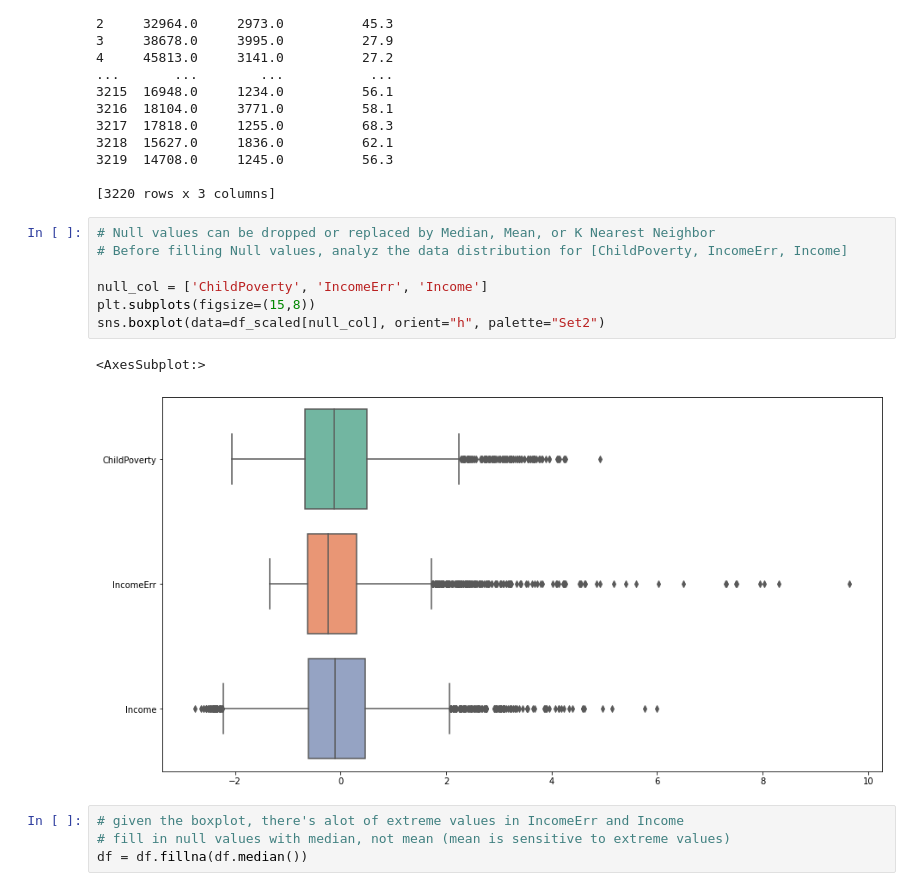
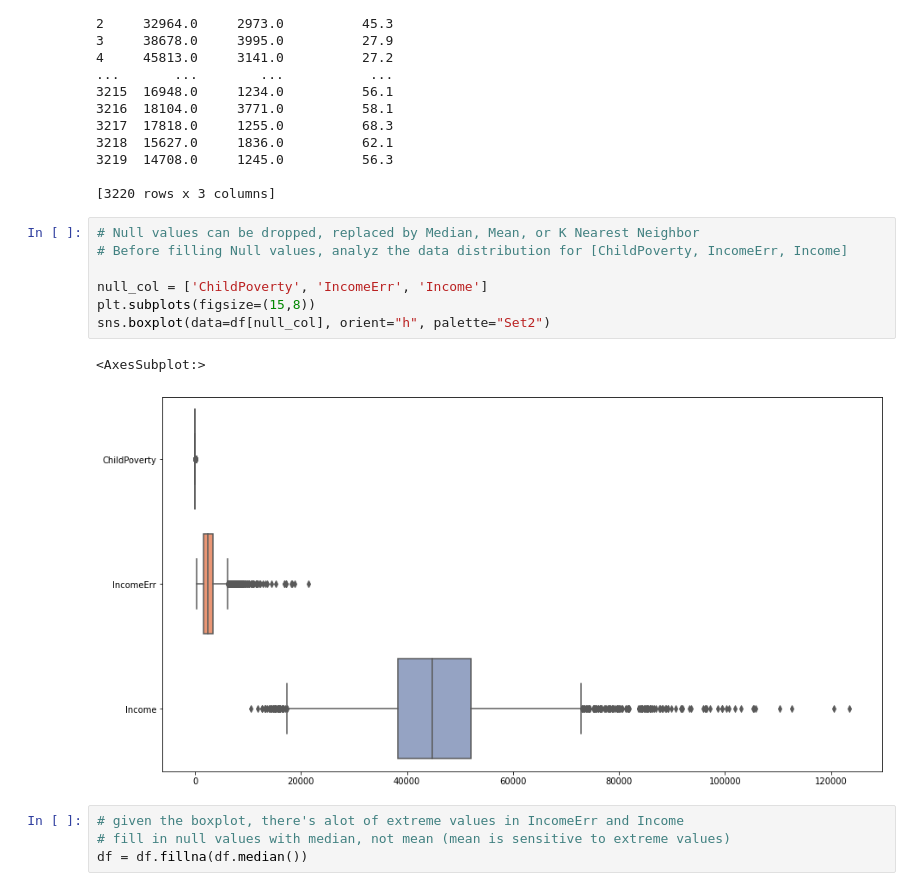
Before and after one commit to jf20541/EDA-FeatureEngineering-FeatureSelection, a Jupyter notebook: notebooks/population_seg.ipynb, the cells around one changed output. Drawn from its saved outputs; the diff is of its cells as text.

```diff
--- a/notebooks/population_seg.ipynb
+++ b/notebooks/population_seg.ipynb
@@ -130,15 +120,15 @@ print(nan_values)
 
 [3220 rows x 3 columns]
 # %%
-# Null values can be dropped or replaced by Median, Mean, or K Nearest Neighbor
+# Null values can be dropped, replaced by Median, Mean, or K Nearest Neighbor
 # Before filling Null values, analyz the data distribution for [ChildPoverty, IncomeErr, Income]
 
 null_col = ['ChildPoverty', 'IncomeErr', 'Income']
 plt.subplots(figsize=(15,8))
-sns.boxplot(data=df_scaled[null_col], orient="h", palette="Set2")
+sns.boxplot(data=df[null_col], orient="h", palette="Set2")
 # %% [output]
 <AxesSubplot:>
-[figure, old version]
+[figure, new version]
 # %%
 # given the boxplot, there's alot of extreme values in IncomeErr and Income
 # fill in null values with median, not mean (mean is sensitive to extreme values)
```
Also changed, not shown: parts of 11 cells of this notebook, 2 other files.
